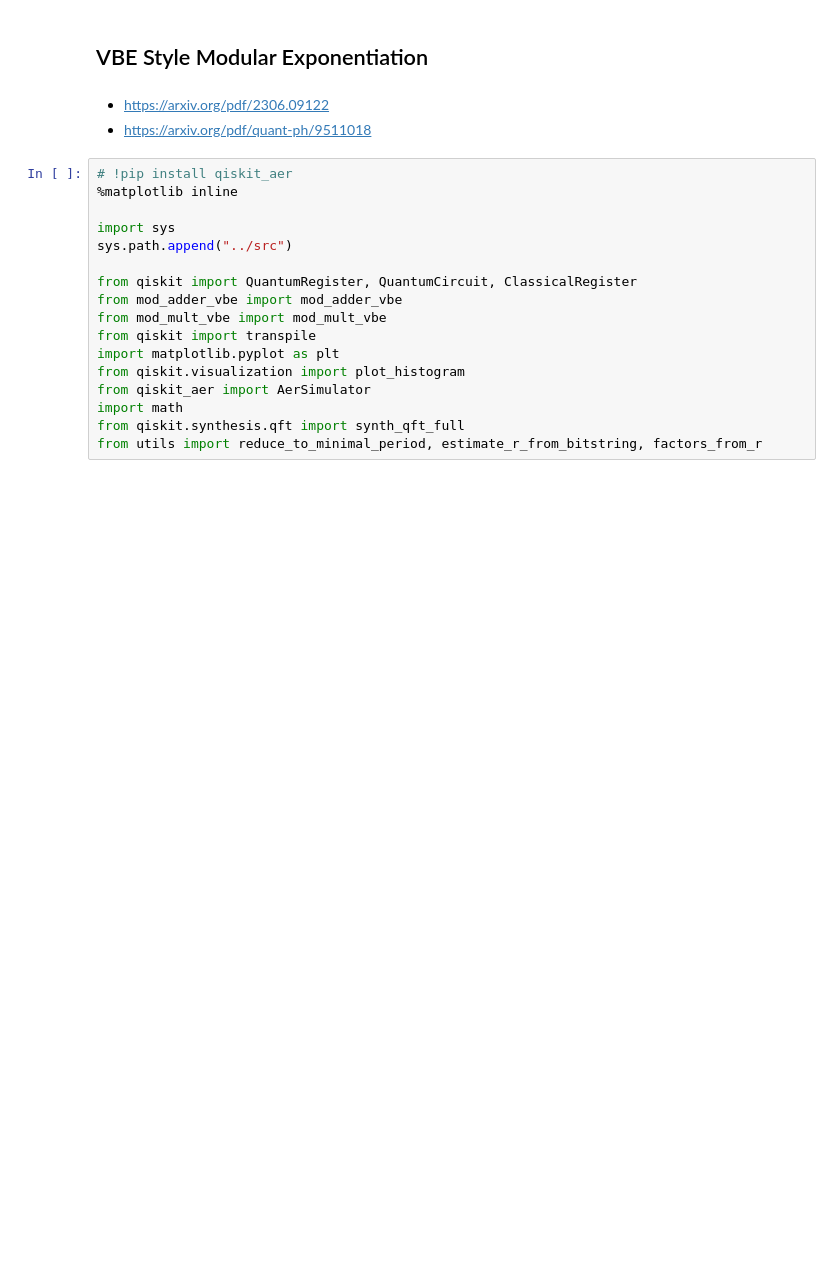
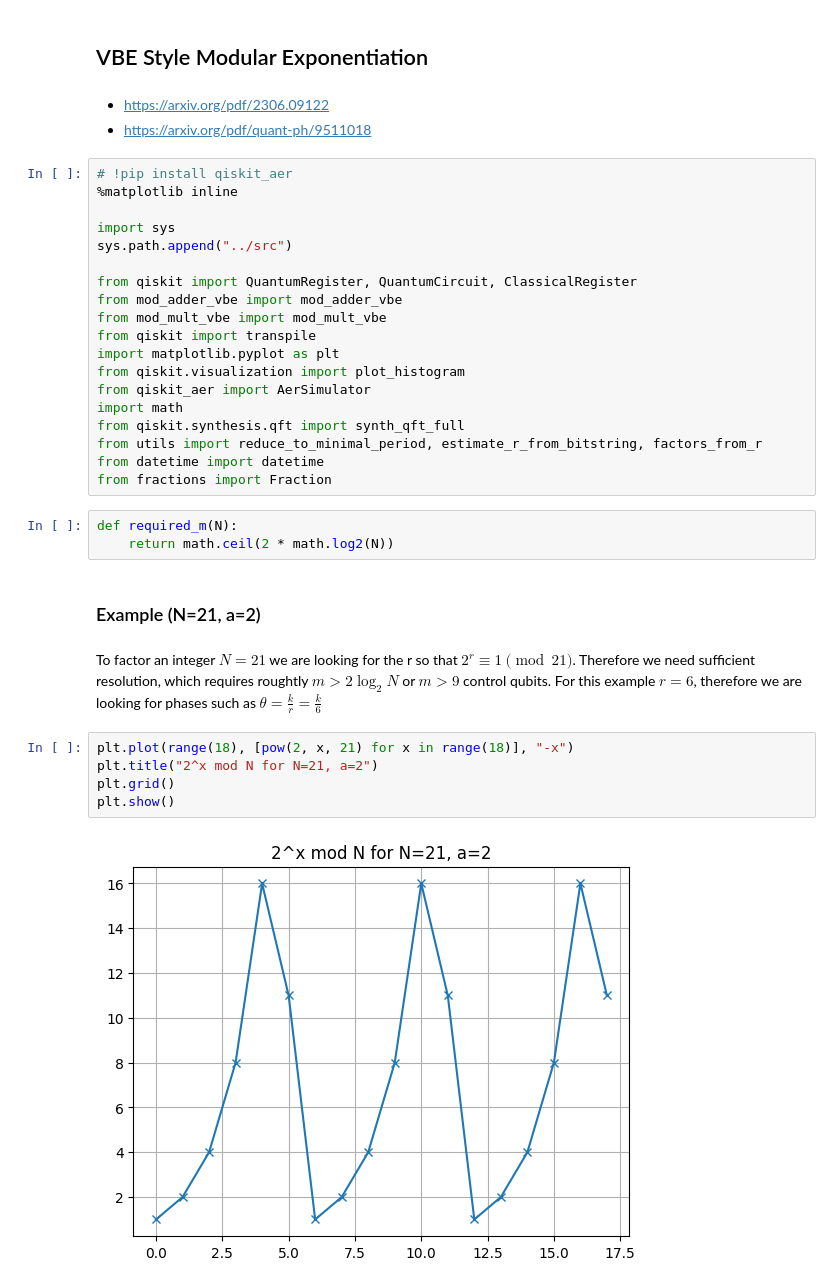
Before and after one commit to MichaelGitHub80/quantum-modexp-vbe, a Jupyter notebook: notebooks/02_mod_exp_vbe_demo.ipynb, the cells around one changed output. Drawn from its saved outputs; the diff is of its cells as text; blank space fills up the shorter version.

```diff
--- a/notebooks/02_mod_exp_vbe_demo.ipynb
+++ b/notebooks/02_mod_exp_vbe_demo.ipynb
@@ -20,3 +20,19 @@ from qiskit_aer import AerSimulator
 import math
 from qiskit.synthesis.qft import synth_qft_full
 from utils import reduce_to_minimal_period, estimate_r_from_bitstring, factors_from_r
+from datetime import datetime
+from fractions import Fraction
+# %%
+def required_m(N):
+    return math.ceil(2 * math.log2(N))
+# %% [markdown]
+### Example (N=21, a=2)
+# %% [markdown]
+To factor an integer $N=21$ we are looking for the r so that $2^{r} \equiv 1 \pmod{21}$. Therefore we need sufficient resolution, which requires roughtly $m>2\log_{2}N$ or $m>9$ control qubits. For this example $r=6$, therefore we are looking for phases such as $\theta=\frac{k}{r}=\frac{k}{6}$
+# %%
+plt.plot(range(18), [pow(2, x, 21) for x in range(18)], "-x")
+plt.title("2^x mod N for N=21, a=2")
+plt.grid()
+plt.show()
+# %% [output]
+[figure, added]
```
Also changed, not shown: parts of 9 cells of this notebook, 1 other file.
